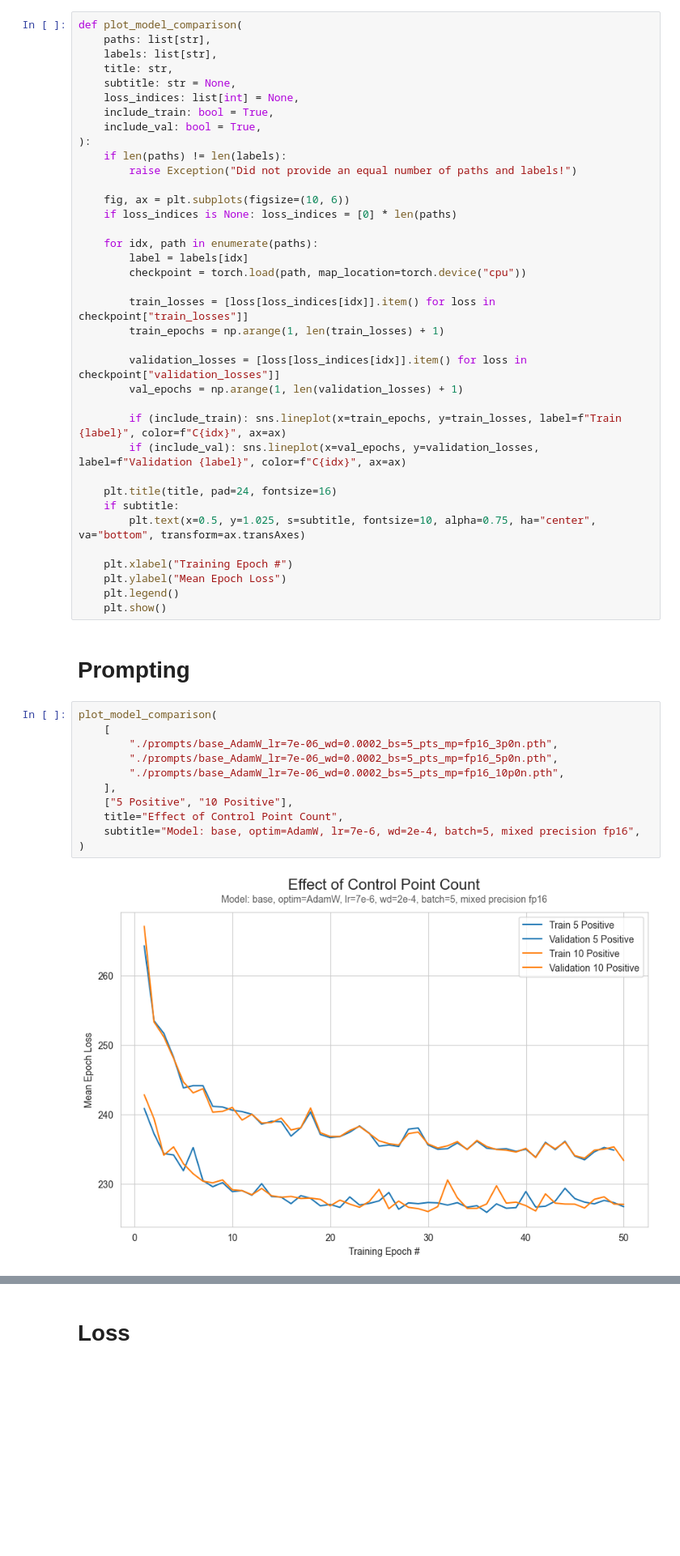
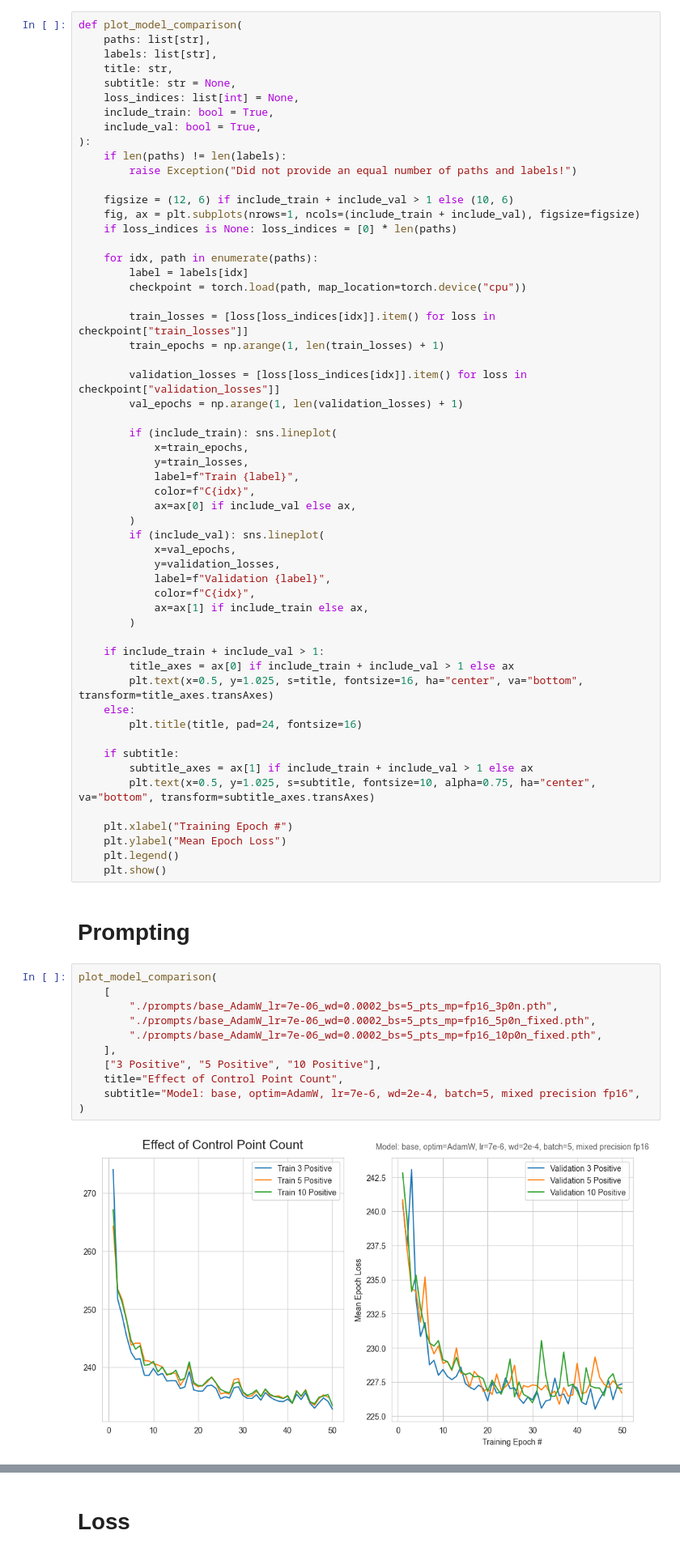
Before and after one commit to geo-smart/elwha_segmentation, a Jupyter notebook: book/experiments/plotting.ipynb, the cells around one changed output, grey strips where cells are left out. Shown: that part at 81% size. Cells and saved outputs as stored; diff of their text form; blank space fills up the shorter version.

```diff
--- a/book/experiments/plotting.ipynb
+++ b/book/experiments/plotting.ipynb
@@ -18,7 +18,8 @@ def plot_model_comparison(
     if len(paths) != len(labels):
         raise Exception("Did not provide an equal number of paths and labels!")
 
-    fig, ax = plt.subplots(figsize=(10, 6))
+    figsize = (12, 6) if include_train + include_val > 1 else (10, 6)
+    fig, ax = plt.subplots(nrows=1, ncols=(include_train + include_val), figsize=figsize)
     if loss_indices is None: loss_indices = [0] * len(paths)
 
     for idx, path in enumerate(paths):
@@ -31,12 +32,30 @@ def plot_model_comparison(
         validation_losses = [loss[loss_indices[idx]].item() for loss in checkpoint["validation_losses"]]
         val_epochs = np.arange(1, len(validation_losses) + 1)
 
-        if (include_train): sns.lineplot(x=train_epochs, y=train_losses, label=f"Train {label}", color=f"C{idx}", ax=ax)
-        if (include_val): sns.lineplot(x=val_epochs, y=validation_losses, label=f"Validation {label}", color=f"C{idx}", ax=ax)
+        if (include_train): sns.lineplot(
+            x=train_epochs,
+            y=train_losses,
+            label=f"Train {label}",
+            color=f"C{idx}",
+            ax=ax[0] if include_val else ax,
+        )
+        if (include_val): sns.lineplot(
+            x=val_epochs,
+            y=validation_losses,
+            label=f"Validation {label}",
+            color=f"C{idx}",
+            ax=ax[1] if include_train else ax,
+        )
 
-    plt.title(title, pad=24, fontsize=16)
+    if include_train + include_val > 1:
+        title_axes = ax[0] if include_train + include_val > 1 else ax
+        plt.text(x=0.5, y=1.025, s=title, fontsize=16, ha="center", va="bottom", transform=title_axes.transAxes)
+    else:
+        plt.title(title, pad=24, fontsize=16)
+
     if subtitle:
-        plt.text(x=0.5, y=1.025, s=subtitle, fontsize=10, alpha=0.75, ha="center", va="bottom", transform=ax.transAxes)
+        subtitle_axes = ax[1] if include_train + include_val > 1 else ax
+        plt.text(x=0.5, y=1.025, s=subtitle, fontsize=10, alpha=0.75, ha="center", va="bottom", transform=subtitle_axes.transAxes)
 
     plt.xlabel("Training Epoch #")
     plt.ylabel("Mean Epoch Loss")
@@ -47,16 +66,16 @@ def plot_model_comparison(
 # %%
 plot_model_comparison(
     [
         "./prompts/base_AdamW_lr=7e-06_wd=0.0002_bs=5_pts_mp=fp16_3p0n.pth",
-        "./prompts/base_AdamW_lr=7e-06_wd=0.0002_bs=5_pts_mp=fp16_5p0n.pth",
-        "./prompts/base_AdamW_lr=7e-06_wd=0.0002_bs=5_pts_mp=fp16_10p0n.pth",
+        "./prompts/base_AdamW_lr=7e-06_wd=0.0002_bs=5_pts_mp=fp16_5p0n_fixed.pth",
+        "./prompts/base_AdamW_lr=7e-06_wd=0.0002_bs=5_pts_mp=fp16_10p0n_fixed.pth",
     ],
-    ["5 Positive", "10 Positive"],
+    ["3 Positive", "5 Positive", "10 Positive"],
     title="Effect of Control Point Count",
     subtitle="Model: base, optim=AdamW, lr=7e-6, wd=2e-4, batch=5, mixed precision fp16",
 )
 # %% [output]
-[figure, old version]
+[figure, new version]
 # %%
 plot_model_comparison(
     [
```
Also changed, not shown: parts of 5 cells of this notebook, 2 other files.
